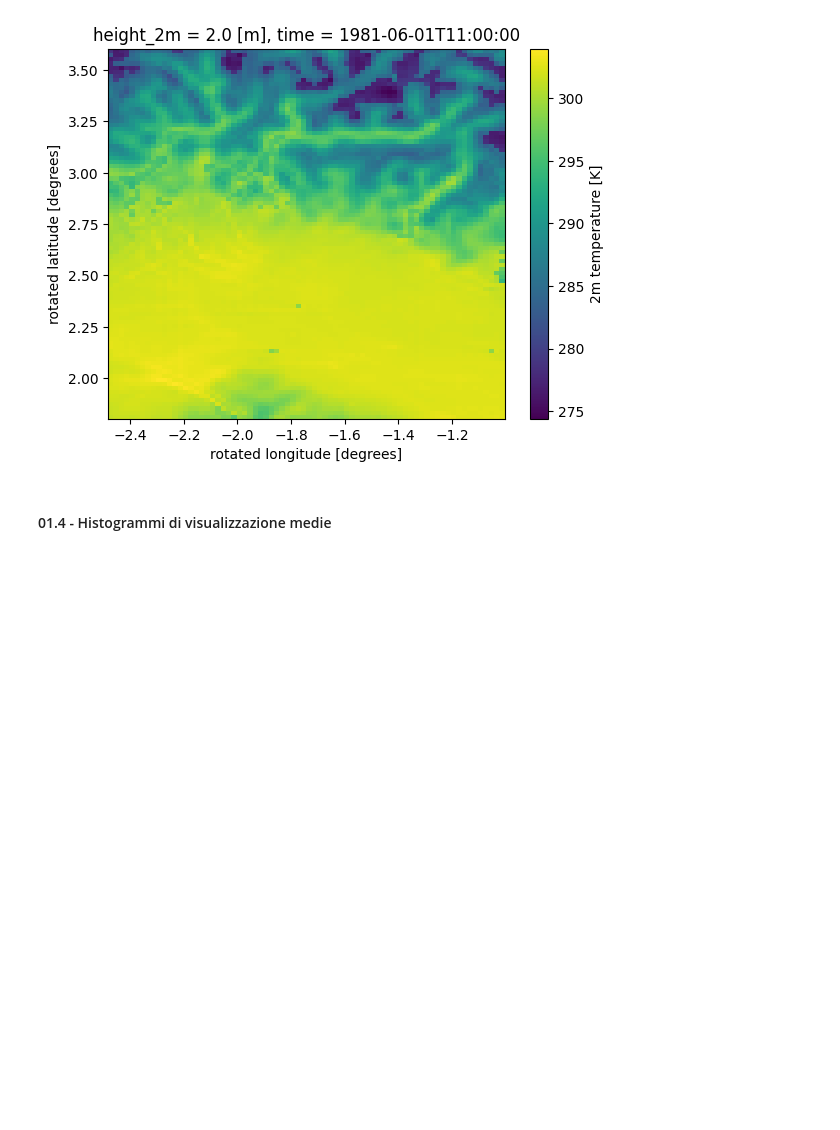
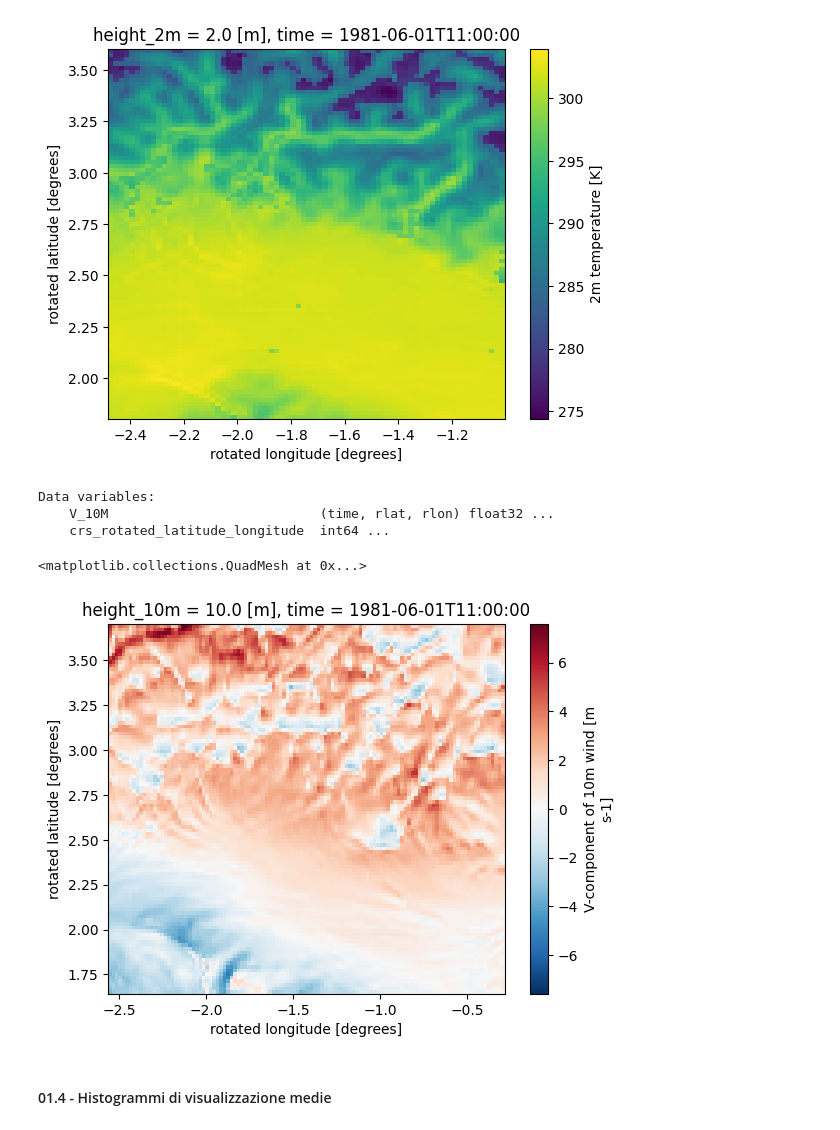
Before and after one commit to fillobissi/geoinformatics_project, a Jupyter notebook: 01_Data_exploration.ipynb, the cells around one changed output. Saved outputs shown, nothing was run; the diff lists cells and outputs as text; code cells hidden in the pictures; blank space fills up the shorter version.

```diff
--- a/01_Data_exploration.ipynb
+++ b/01_Data_exploration.ipynb
@@ -122,6 +122,18 @@ dataset2['T_2M'].isel(time=0).plot()
 # %% [output]
 <matplotlib.collections.QuadMesh at 0x...>
 [figure]
+# %%
+dataset3 = xr.open_dataset(r"C:\Users\andre\Downloads\era5-downscaled-over-italy_hourly_22230.nc")
+print(dataset3.data_vars)
+# %% [output]
+Data variables:
+    V_10M                           (time, rlat, rlon) float32 ...
+    crs_rotated_latitude_longitude  int64 ...
+# %%
+dataset3['V_10M'].isel(time=0).plot()
+# %% [output]
+<matplotlib.collections.QuadMesh at 0x...>
+[figure, added]
 # %% [markdown]
 #### 01.4 - Histogrammi di visualizzazione medie
 # %%
```
Also changed, not shown: 2 other files.
